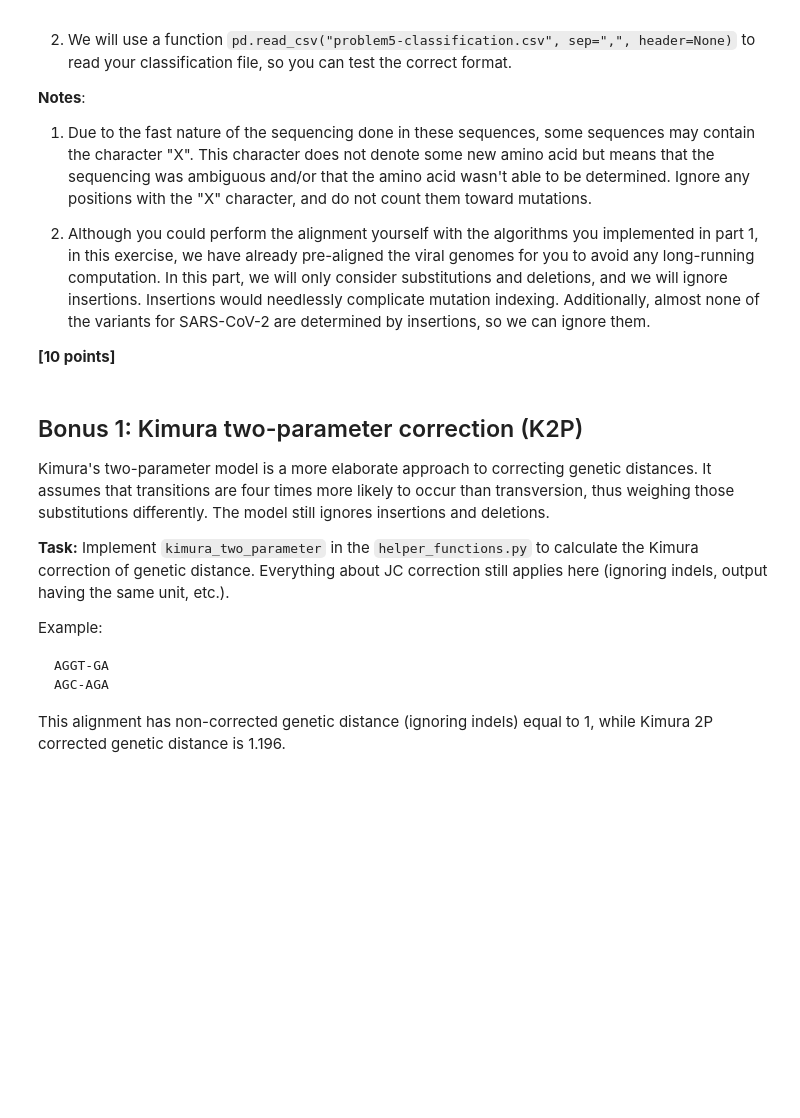
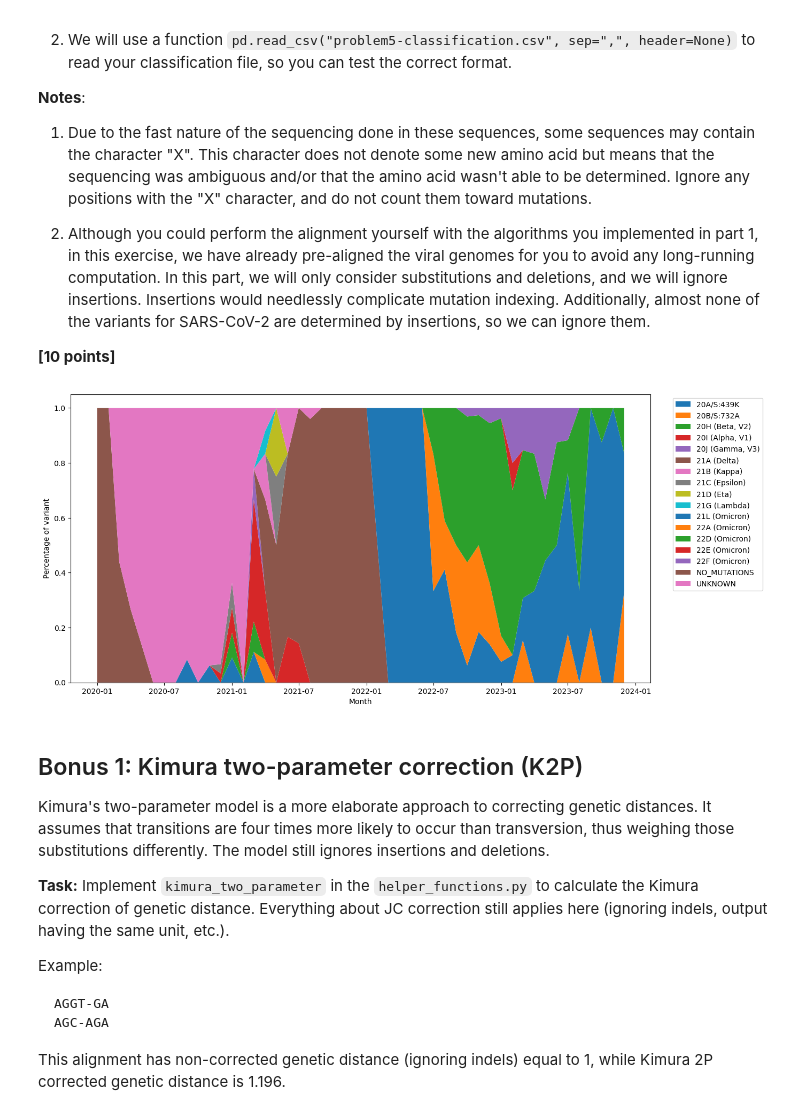
Before and after one commit to toshi708/assign_viral_evo, a Jupyter notebook: viral_evo_workbook.ipynb, the cells around one changed output. Cells and saved outputs as stored; diff of their text form; code cells hidden in the pictures; blank space fills up the shorter version.

Commit message:
completed problem 5

```diff
--- a/viral_evo_workbook.ipynb
+++ b/viral_evo_workbook.ipynb
@@ -486,6 +486,103 @@ After you have assigned all the sequences to a variant, create a plot showing th
 3. Although you could perform the alignment yourself with the algorithms you implemented in part 1, in this exercise, we have already pre-aligned the viral genomes for you to avoid any long-running computation. In this part, we will only consider substitutions and deletions, and we will ignore insertions. Insertions would needlessly complicate mutation indexing. Additionally, almost none of the variants for SARS-CoV-2 are determined by insertions, so we can ignore them.
 
 **[10 points]**
+# %%
+import json
+
+with open("data/variants.json") as file:
+  variants = json.load(file)
+
+records = list(SeqIO.parse("data/p5-aus-spike-proteins.fasta", "fasta"))
+
+# get reference spike protein
+handle = Entrez.efetch(
+  db="protein",
+  id="YP_009724390.1",
+  rettype="fasta",
+  retmode="text"
+)
+
+reference_record = SeqIO.read(handle, "fasta")
+handle.close()
+
+reference_sequence = str(reference_record.seq).upper()
+
+# get the spike protein mutations for each variant
+variant_mutations = {}
+for variant in variants:
+  mutations = []
+
+  for mutation in variants[variant]["nonsynonymous"]:
+    if mutation["gene"] == "S":
+      mutations.append(mutation)
+
+  if mutations:
+    variant_mutations[variant] = mutations
+
+classifications = []
+dates = []
+for record in records:
+  fields = record.description.split("|")
+  date = pd.to_datetime(fields[1])
+  accession = fields[2]
+  sequence = str(record.seq).upper()
+
+  dates.append(date)
+
+  differences = 0
+  for i in range(len(sequence)):
+    if sequence[i] != "X" and sequence[i] != reference_sequence[i]:
+      differences += 1
+
+  # if no difference to reference, no mutation
+  if differences == 0:
+    best_variant = "NO_MUTATIONS"
+    classifications.append([accession, best_variant])
+    continue
+
+  # compare with each variant and count the same mutations present
+  best_variant = "UNKNOWN"
+  best_match = 0
+  for variant in variant_mutations:
+    mutations = variant_mutations[variant]
+    matches = 0
+    total = len(mutations)
+
+    for mutation in mutations:
+      position = mutation["pos"] - 1
+      if position >= len(sequence) or sequence[position] == "X":
+        total -= 1
+        continue
+
+      if sequence[position] == mutation["right"]:
+        matches += 1
+
+    if total > 0:
+      percentage = matches / total
+      if percentage > best_match:
+        best_match = percentage
+        best_variant = variant
+
+  # if less than 51% match to all variants, classified as unknown
+  if best_match < 0.51:
+    best_variant = "UNKNOWN"
+
+  classifications.append([accession, best_variant])
+
+pd.DataFrame(classifications).to_csv("problem5-classification.csv", index=False, header=False)
+
+df = pd.DataFrame({"date": dates, "variant": [c[1] for c in classifications]})
+monthly = pd.crosstab(df["date"].dt.to_period("M"), df["variant"], normalize="index")
+
+plt.figure(figsize=(14, 7))
+plt.stackplot(monthly.index.to_timestamp(), [monthly[variant].values for variant in monthly.columns], labels=monthly.columns)
+plt.xlabel("Month")
+plt.ylabel("Percentage of variant")
+plt.legend(bbox_to_anchor=(1.2, 1), loc="upper right")
+plt.savefig("problem5.svg")
+plt.show()
+# %% [output]
+[figure, added]
 # %% [markdown]
 ## Bonus 1: Kimura two-parameter correction (K2P)
 
```
Also changed, not shown: 2 other files.
